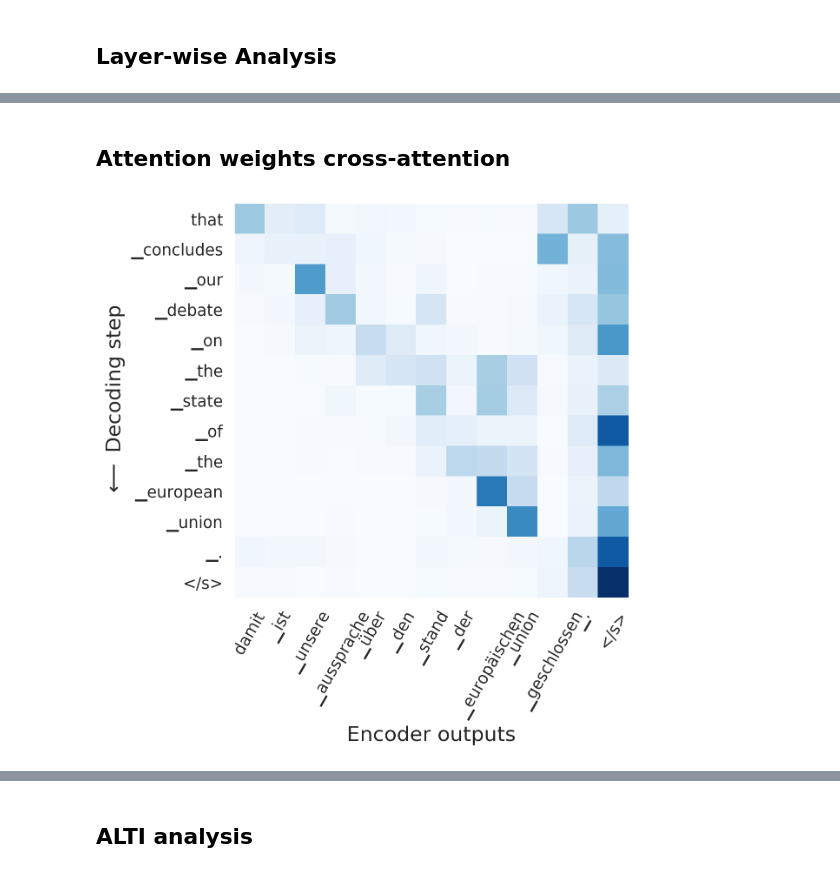
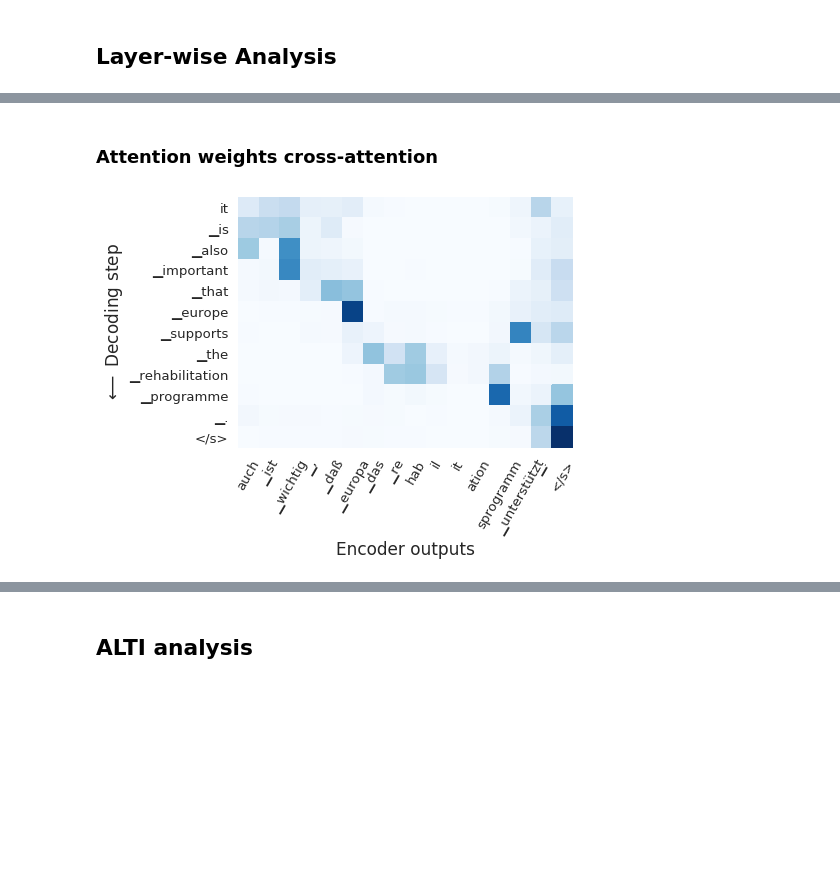
Before and after one commit to mt-upc/transformer-contributions-nmt, a Jupyter notebook: nmt_interpretability.ipynb, the cells around one changed output, grey strips where cells are left out. Drawn from its saved outputs; the diff is of its cells as text; code cells hidden in the pictures; blank space fills up the shorter version.

```diff
--- a/nmt_interpretability.ipynb
+++ b/nmt_interpretability.ipynb
@@ -31,7 +32,7 @@ device = "cuda" if torch.cuda.is_available() else "cpu"
 # %% [markdown]
 ## Load model
 # %%
-data_sample = 'interactive' # generate/interactive
+data_sample = 'generate' # generate/interactive
 teacher_forcing = False # teacher forcing/free decoding
 
 green_color = '#82B366'
@@ -150,16 +120,14 @@ if teacher_forcing:
 # %%
 if not teacher_forcing:
     tgt_tensor_free = []
-    prefix_tokens = ['▁unk']
-    # eos_id = hub.task.tgt_dict.eos_index # EOS token index
-    # prefix_tokens = torch.tensor([eos_id] + [hub.tgt_dict.index(t) for t in prefix_tokens])
-
-    prefix_tokens = torch.tensor([[3]]).to('cuda')
-    inference_step_args={'prefix_tokens': prefix_tokens}
+    # Add tokens to prefix_tokens to force decoding with initial tokens
+    # We use token id = 3 (unk) to generate hallucinations
+    # prefix_tokens = torch.tensor([[3]]).to('cuda')
+    # inference_step_args={'prefix_tokens': prefix_tokens}
     inference_step_args = None
 
     print("\n\nBEAM SEARCH\n")
-    for pred in hub.generate(src_tensor, 1, inference_step_args = inference_step_args):
+    for pred in hub.generate(src_tensor, beam=1, inference_step_args = inference_step_args):
         tgt_tensor_free.append(pred['tokens'])
         pred_sent = hub.decode(pred['tokens'], hub.task.tgt_dict, as_string=True)
         score = pred['score'].item()
@@ -168,6 +136,8 @@ if not teacher_forcing:
     hypo = 0 # first hypothesis
     tgt_tensor = tgt_tensor_free[hypo]
 
+    pred_tok = hub.decode(pred['tokens'], hub.task.tgt_dict, as_string=False)
+
     # We add eos token at the beginning of sentence and delete it from the end
     tgt_tensor = torch.cat([torch.tensor([hub.task.tgt_dict.eos_index]).to(tgt_tensor.device),
                     tgt_tensor[:-1]
@@ -175,15 +145,16 @@ if not teacher_forcing:
     tgt_tok = hub.decode(tgt_tensor, hub.task.tgt_dict, as_string=False)
     target_sentence = tgt_tok
     source_sentence = src_tok
+    predicted_sentence = pred_tok
 
-    model_output, log_probs, encoder_out, layer_inputs, layer_outputs = hub.trace_forward(src_tensor, tgt_tensor)
+    # model_output, log_probs, encoder_out, layer_inputs, layer_outputs = hub.trace_forward(src_tensor, tgt_tensor)
 
-    print(f"\n\nGREEDY DECODING with hypothesis {hypo+1}\n")
-    pred_log_probs, pred_tensor = torch.max(log_probs, dim=-1)
-    pred_tok = hub.decode(pred_tensor, hub.task.tgt_dict)
-    pred_sent = hub.decode(pred_tensor, hub.task.tgt_dict, as_string=True)
-    print(f"Predicted sentence: \t {pred_sent}")
-    predicted_sentence = pred_tok
+    # print(f"\n\nGREEDY DECODING with hypothesis {hypo+1}\n")
+    # pred_log_probs, pred_tensor = torch.max(log_probs, dim=-1)
+    # pred_tok = hub.decode(pred_tensor, hub.task.tgt_dict)
+    # pred_sent = hub.decode(pred_tensor, hub.task.tgt_dict, as_string=True)
+    # print(f"Predicted sentence: \t {pred_sent}")
+    # predicted_sentence = pred_tok
 # %% [output]
 BEAM SEARCH
 
@@ -220,26 +164,22 @@ We add the residual connection contribution as DEC (blue residual in Figure).
 # %% [markdown]
-## Attention weights cross-attention
+### Attention weights cross-attention
 # %%
-
 layer = 4
 
 cross_attn_contributions = torch.squeeze(hub.get_contributions(src_tensor, tgt_tensor, 'attn_w', norm_mode='sum_one')['decoder.encoder_attn'])
-
-#cross_attn_contributions = torch.squeeze(hub.get_contributions(src_tensor, tgt_tensor, 'l1', norm_mode='min_sum')['decoder.encoder_attn'])
 cross_attn_contributions = cross_attn_contributions.detach().cpu().numpy()
-plt.figure(figsize=(6,6),dpi=200)
-
+plt.figure(figsize=(6,6))
 df = pd.DataFrame(cross_attn_contributions[layer],columns=source_sentence + ['</s>'],index=predicted_sentence + ['</s>'])
 sns.set(font_scale=1.2)
 #sns.heatmap(df,xticklabels = ['']*(len(src_tok)+1) + ['Residual'], cmap="Blues",square=True,cbar=False)
 s = sns.heatmap(df, cmap="Blues",square=True,cbar=False)
 s.set_xlabel('Encoder outputs', fontsize=17)
 s.set_ylabel('$\longleftarrow$ Decoding step', fontsize=17)
 
 plt.tick_params(axis='both', which='major', labelbottom = True, bottom=False, top = False, labeltop=False);
 plt.xticks(rotation=60);
 # %% [output]
-[figure, old version]
+[figure, new version]
 # %%
 layer = 4
 
```
Also changed, not shown: parts of 33 cells of this notebook, 8 other files.
